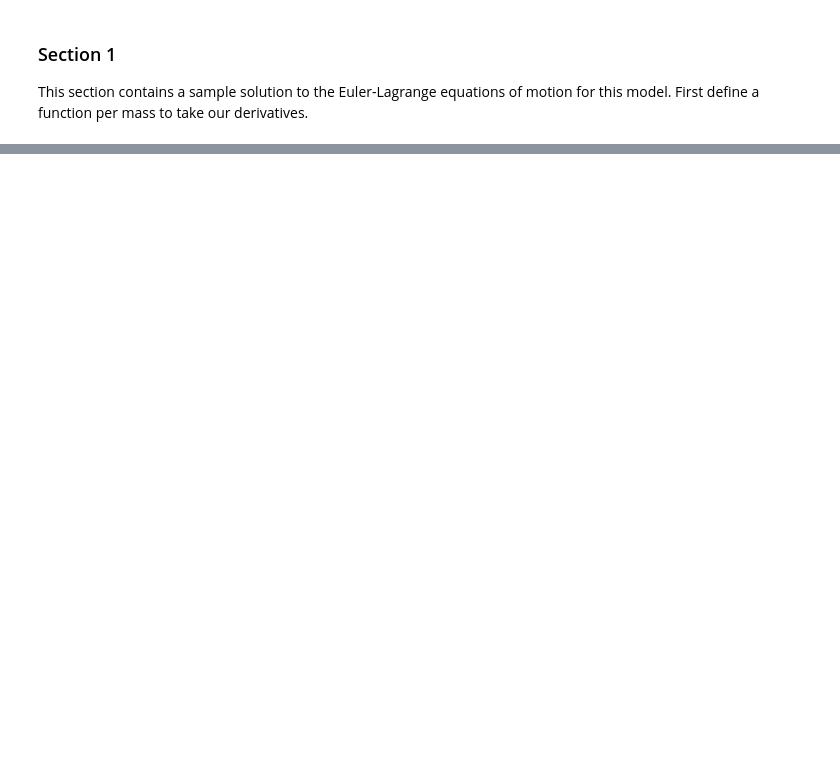
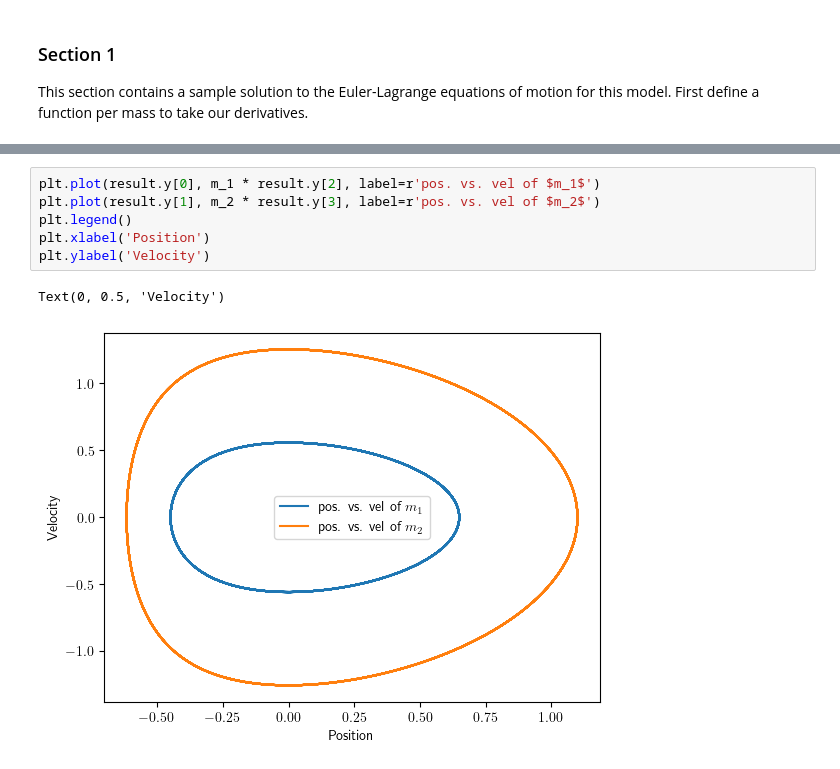
Before and after one commit to levgru/phys111_gruber_schofield, a Jupyter notebook: main.ipynb, the cells around one changed output, grey strips where cells are left out. Drawn from its saved outputs; the diff is of its cells as text; blank space fills up the shorter version.

```diff
--- a/main.ipynb
+++ b/main.ipynb
@@ -83,0 +90,9 @@ The solver successfully reached the end of the integration interval.
+# %%
+plt.plot(result.y[0], m_1 * result.y[2], label=r'pos. vs. vel of $m_1$')
+plt.plot(result.y[1], m_2 * result.y[3], label=r'pos. vs. vel of $m_2$')
+plt.legend()
+plt.xlabel('Position')
+plt.ylabel('Velocity')
+# %% [output]
+Text(0, 0.5, 'Velocity')
+[figure, added]
```
Also changed, not shown: parts of 4 cells of this notebook.
